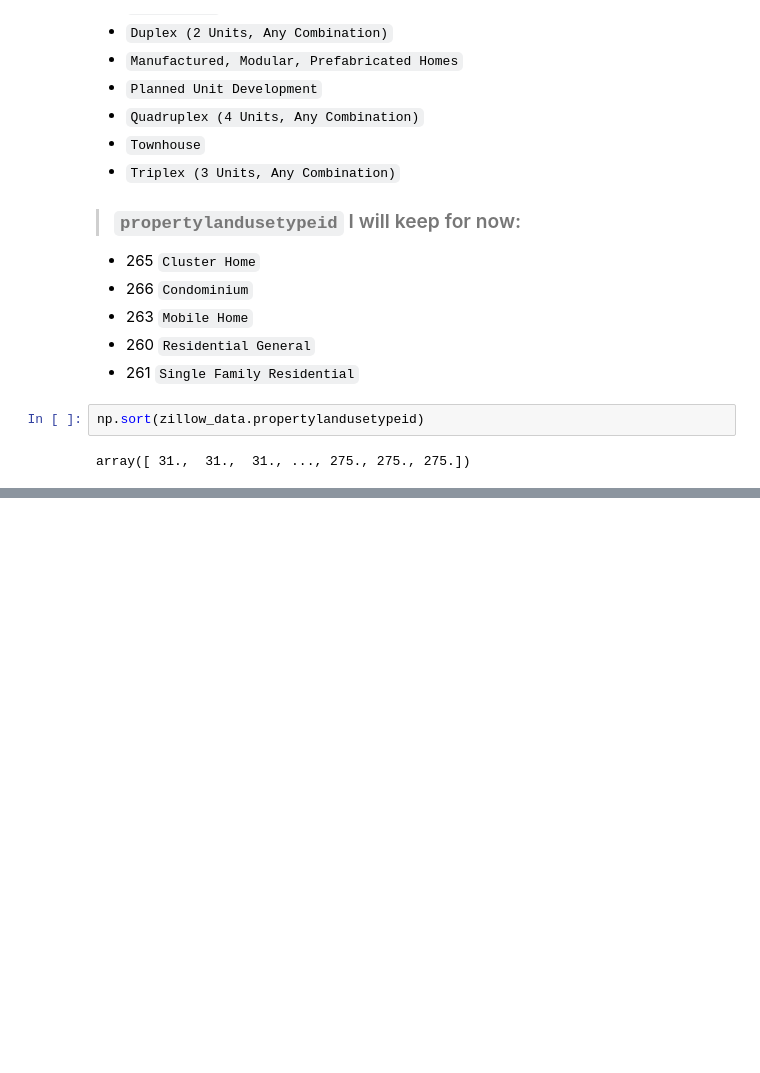
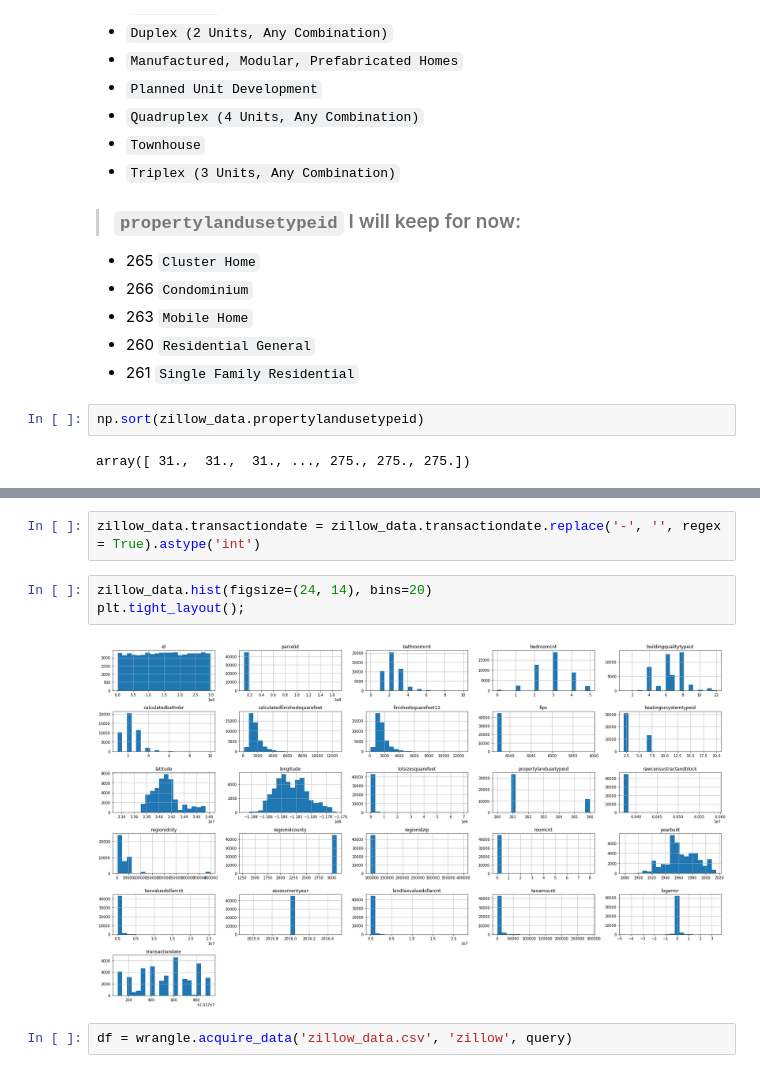
Before and after one commit to Jonessn22/clustering-exercises, a Jupyter notebook: 01b_wrangle_exercises.ipynb, the cells around one changed output, grey strips where cells are left out. Drawn from its saved outputs; the diff is of its cells as text; blank space fills up the shorter version.

```diff
--- a/01b_wrangle_exercises.ipynb
+++ b/01b_wrangle_exercises.ipynb
@@ -803,0 +936,9 @@ Name: unitcnt, dtype: int64
+# %%
+zillow_data.transactiondate = zillow_data.transactiondate.replace('-', '', regex = True).astype('int')
+# %%
+zillow_data.hist(figsize=(24, 14), bins=20)
+plt.tight_layout();
+# %% [output]
+[figure, added]
+# %%
+df = wrangle.acquire_data('zillow_data.csv', 'zillow', query)
```
Also changed, not shown: parts of 77 cells of this notebook, 3 other files.
